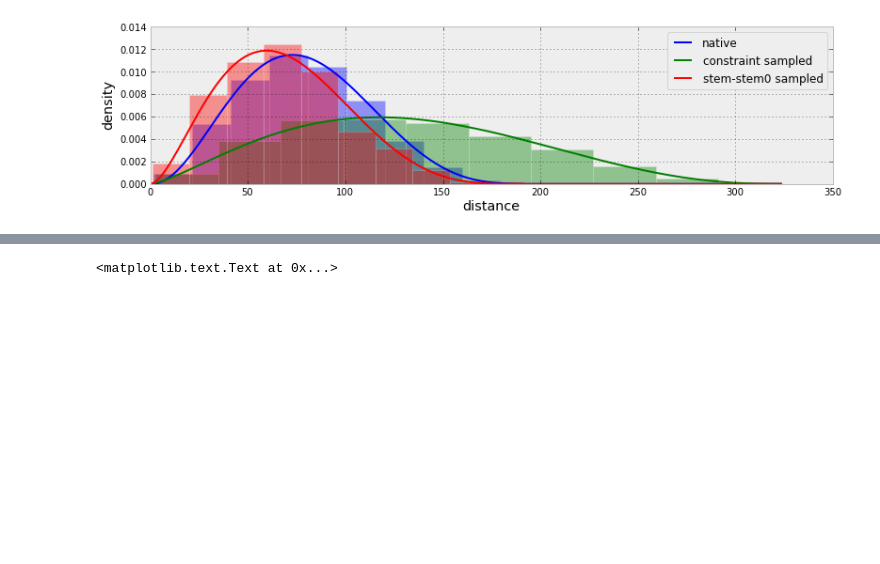
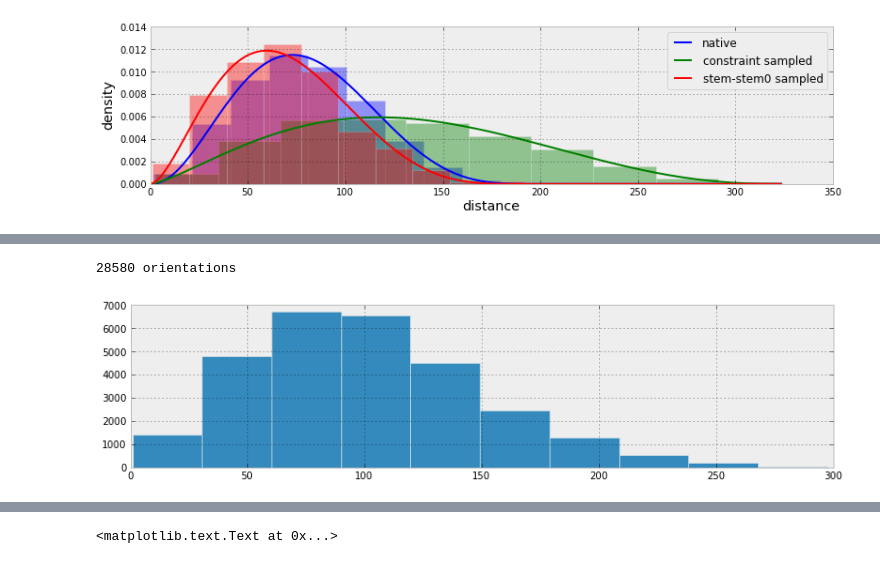
Before and after one commit to ViennaRNA/ernwin, a Jupyter notebook: ipy_notebook_ernwin.ipynb, the cells around one changed output, grey strips where cells are left out. Saved outputs shown, nothing was run; the diff lists cells and outputs as text; code cells hidden in the pictures; blank space fills up the shorter version.

```diff
--- a/ipy_notebook_ernwin.ipynb
+++ b/ipy_notebook_ernwin.ipynb
@@ -595,0 +631,5 @@ ax.set_ylabel("density")
+# %%
+plot_stem_stem0_orientations('random2/1jj2/best0.coord')
+# %% [output]
+28580 orientations
+[figure, added]
```
Also changed, not shown: parts of 7 cells of this notebook, 3 other files.
